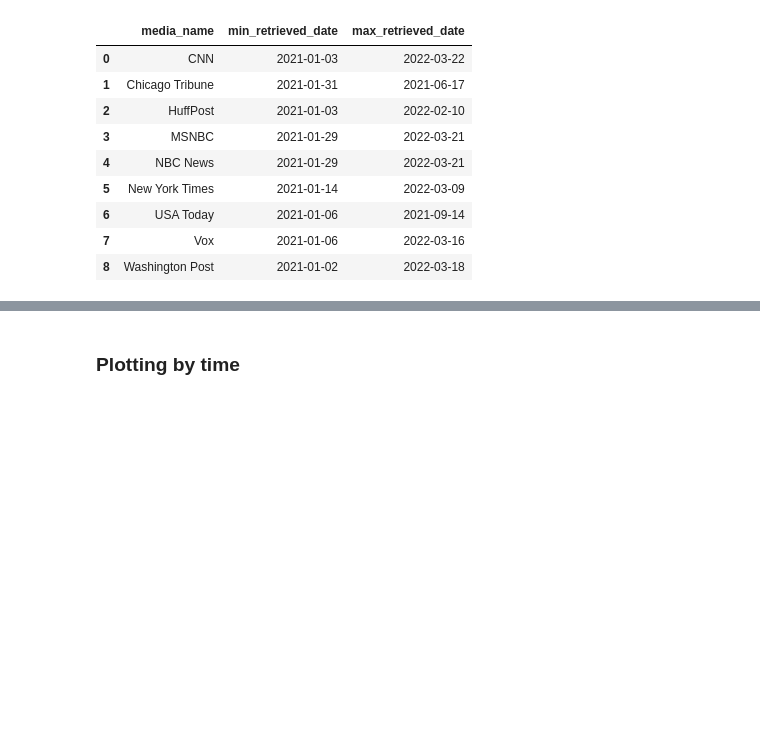
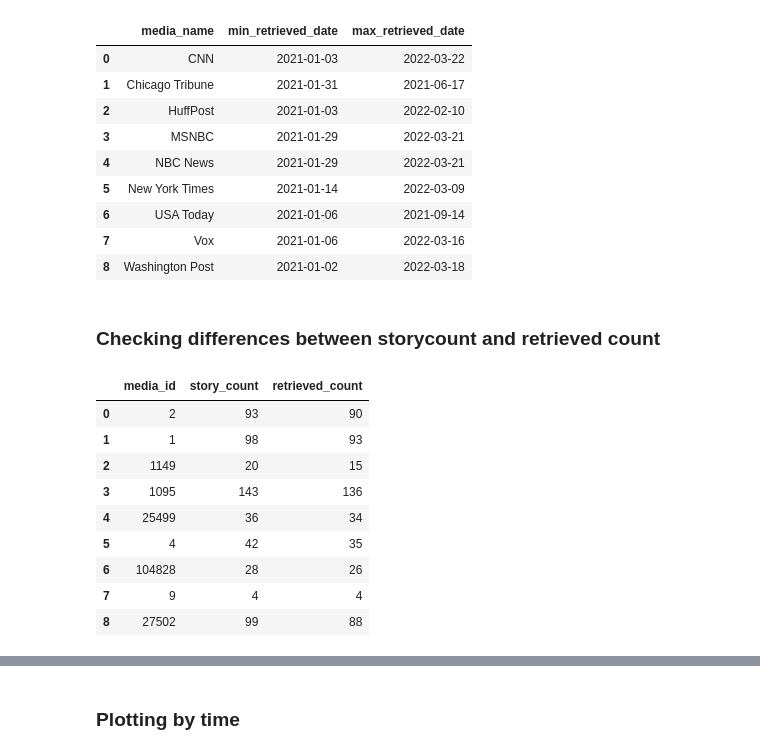
Before and after one commit to analoncur3/Voter-ID-US-News-Media, a Jupyter notebook: Data collection/Mediascore.ipynb, the cells around one changed output, grey strips where cells are left out. Drawn from its saved outputs; the diff is of its cells as text; code cells hidden in the pictures; blank space fills up the shorter version.

```diff
--- a/Data collection/Mediascore.ipynb
+++ b/Data collection/Mediascore.ipynb
@@ -46,0 +60,8 @@ mc.storyCount(q_left, date_range)
+# %%
+sources = [2, 1, 1149, 1095, 25499, 4, 104828, 9, 27502]
+results = []
+for x in sources:
+    story_counts = get_outlet_story_count(x)['count']
+    results.append(story_counts)
+
+print(results)
@@ -202,3 +259,5 @@ dfr_dates
 | 6 | USA Today | 2021-01-06 | 2021-09-14 |
 | 7 | Vox | 2021-01-06 | 2022-03-16 |
 | 8 | Washington Post | 2021-01-02 | 2022-03-18 |
+# %% [markdown]
+### Checking differences between storycount and retrieved count
@@ -204,0 +269,14 @@ dfr_dates
+# %%
+df_outlets = stories.merge(dfr_count, on='media_id')
+df_outlets
+# %% [output]
+|  | media_id | story_count | retrieved_count |
+| 0 | 2 | 93 | 90 |
+| 1 | 1 | 98 | 93 |
+| 2 | 1149 | 20 | 15 |
+| 3 | 1095 | 143 | 136 |
+| 4 | 25499 | 36 | 34 |
+| 5 | 4 | 42 | 35 |
+| 6 | 104828 | 28 | 26 |
+| 7 | 9 | 4 | 4 |
+| 8 | 27502 | 99 | 88 |
```
Also changed, not shown: parts of 10 cells of this notebook.
